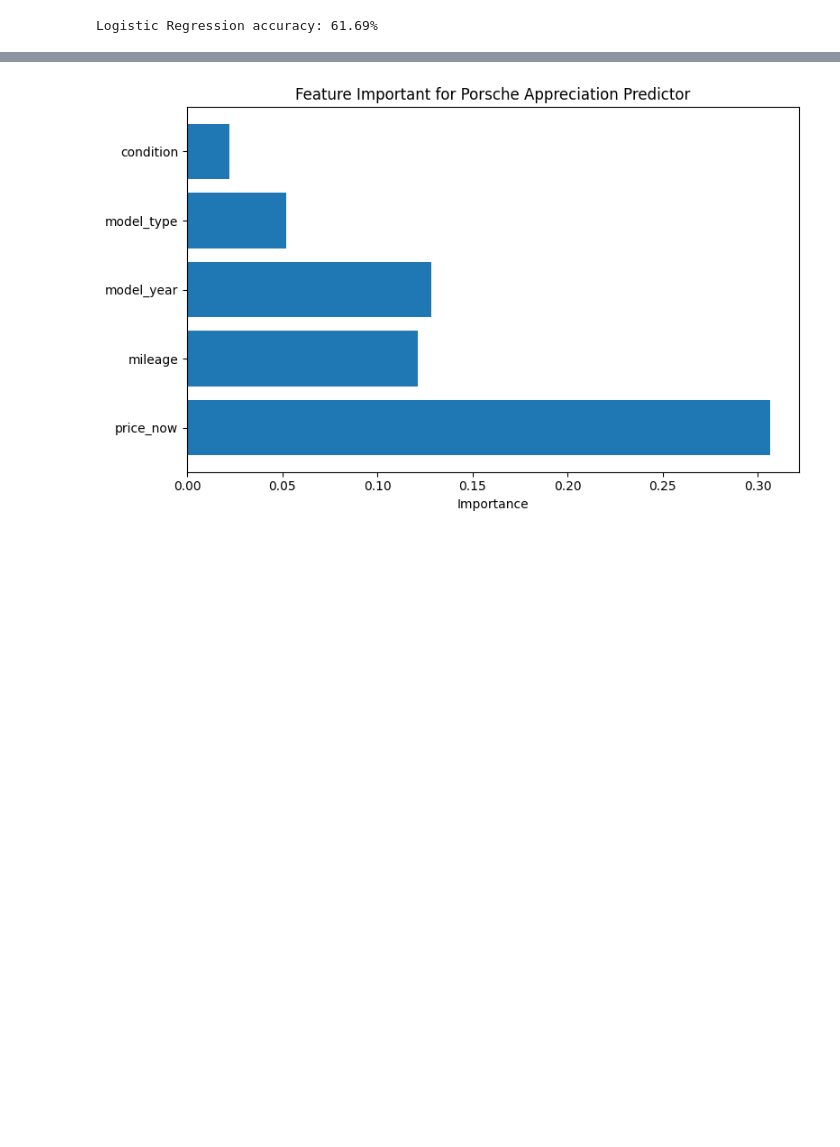
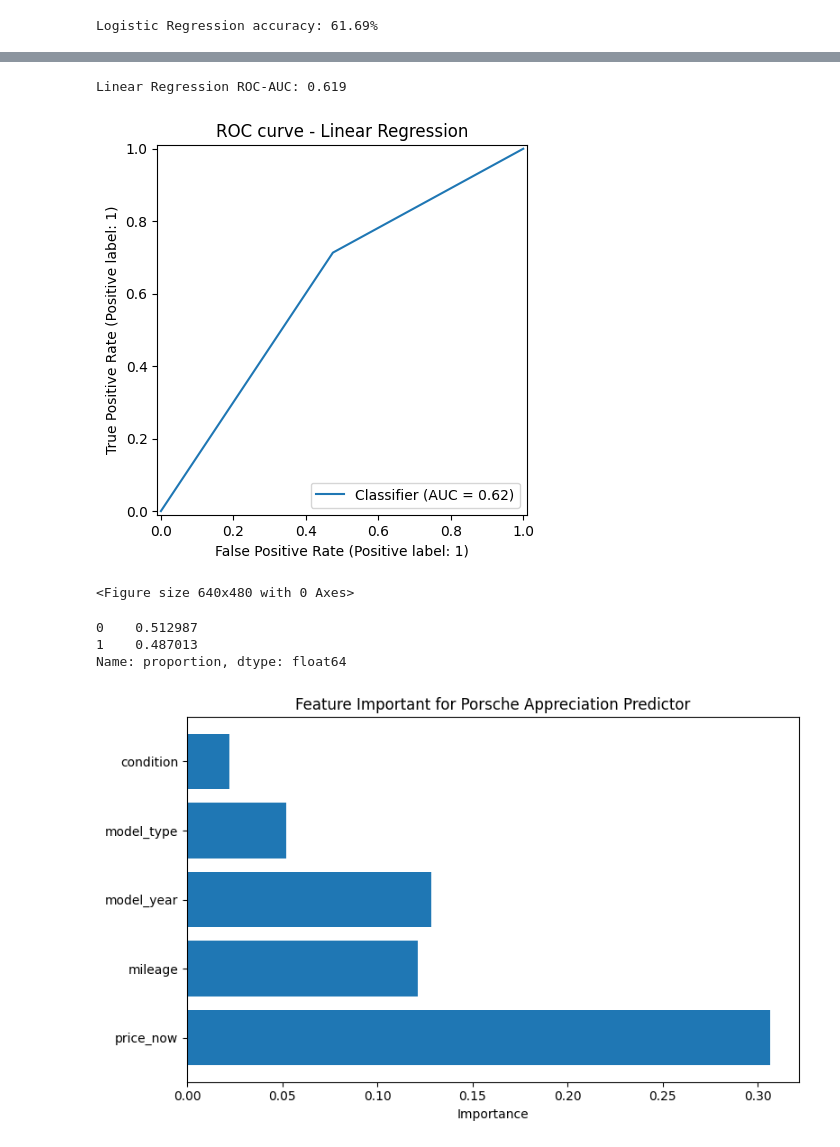
Before and after one commit to petpeevephobia/porsche-appreciation-predictor, a Jupyter notebook: project/notebooks/02_preprocessing_and_training.ipynb, the cells around one changed output, grey strips where cells are left out. Drawn from its saved outputs; the diff is of its cells as text; code cells hidden in the pictures; blank space fills up the shorter version.

```diff
--- a/project/notebooks/02_preprocessing_and_training.ipynb
+++ b/project/notebooks/02_preprocessing_and_training.ipynb
@@ -170,3 +210,24 @@ The best model is using the Random Forest Regressor.
+# %%
+# Linear Regression ROC-AUC
+raw_scores = model2.predict(val_X)      # produces float between 0.0 and 1.0
+auc = roc_auc_score(val_y, raw_scores)
+print(f'Linear Regression ROC-AUC: {auc:.3f}')
+
+RocCurveDisplay.from_predictions(val_y, raw_scores)
+plt.title('ROC curve - Linear Regression')
+plt.show()
+plt.savefig('../../graphs/linear_regression_roc.png')
+# %% [output]
+Linear Regression ROC-AUC: 0.619
+[figure, added]
+<Figure size 640x480 with 0 Axes>
+# %%
+# check class balance
+print(pd.Series(val_y).value_counts(normalize=True))
+# %% [output]
+0    0.512987
+1    0.487013
+Name: proportion, dtype: float64
 # %%
 # Random Forest: Feature importance
 importances = model1.feature_importances_
```
Also changed, not shown: parts of 8 cells of this notebook, 11 other files.
